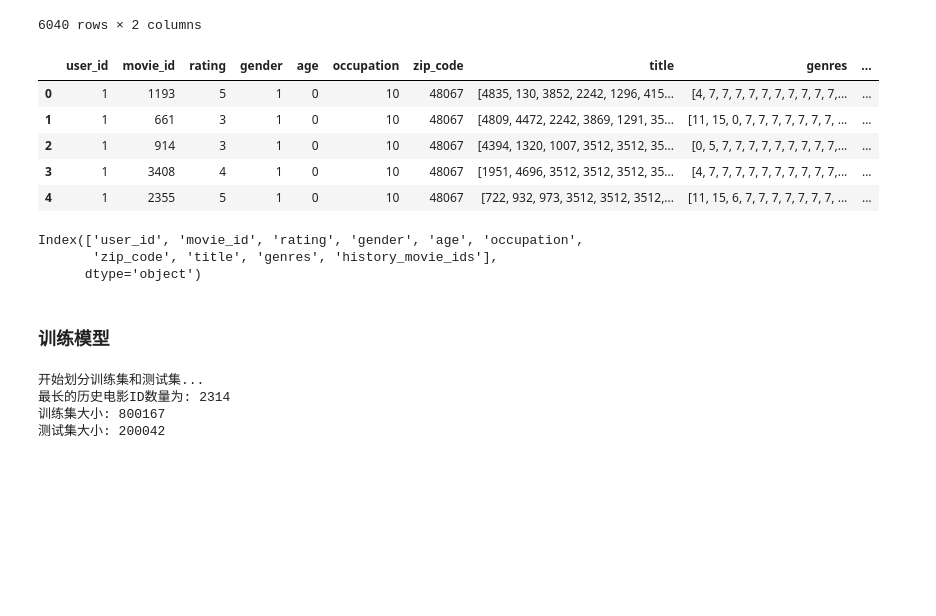
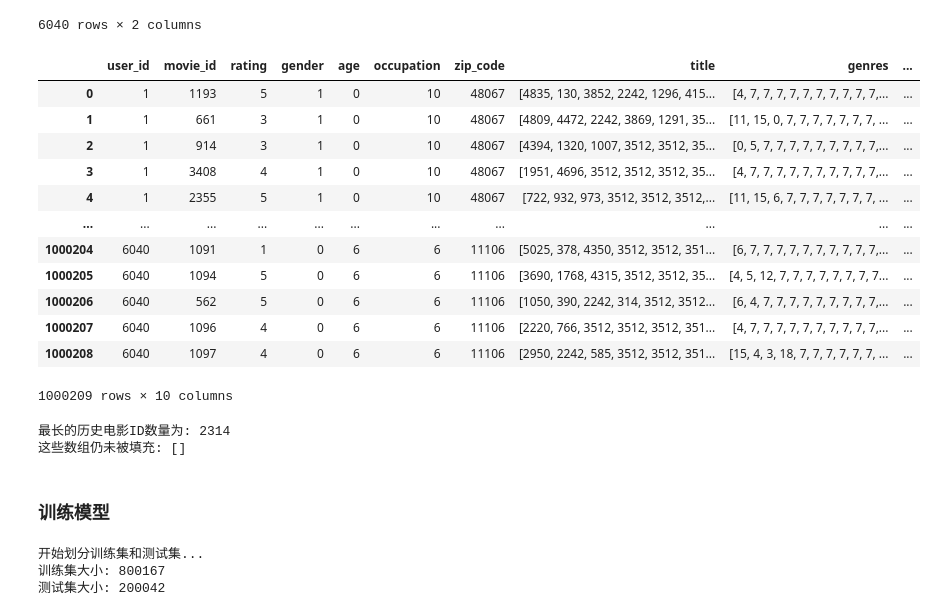
Before and after one commit to Althealam/MovieLens-Recommendation-Project, a Jupyter notebook: debug_rank_model_v1.ipynb, the cells around one changed output. Cells and saved outputs as stored; diff of their text form; code cells hidden in the pictures; blank space fills up the shorter version.

```diff
--- a/debug_rank_model_v1.ipynb
+++ b/debug_rank_model_v1.ipynb
@@ -296,20 +308,45 @@ new_data = pd.merge(data, user_movie_ids, on='user_id', how='left')
 # 修改列名
 new_data=new_data.rename(columns={'movie_id_y':'history_movie_ids', 'movie_id_x': 'movie_id'})
 # %%
-new_data.head()
+new_data
 # %% [output]
 |  | user_id | movie_id | rating | gender | age | occupation | zip_code | title | genres | ... |
 | 0 | 1 | 1193 | 5 | 1 | 0 | 10 | 48067 | [4835, 130, 3852, 2242, 1296, 415... | [4, 7, 7, 7, 7, 7, 7, 7, 7, 7, 7,... | ... |
 | 1 | 1 | 661 | 3 | 1 | 0 | 10 | 48067 | [4809, 4472, 2242, 3869, 1291, 35... | [11, 15, 0, 7, 7, 7, 7, 7, 7, 7, ... | ... |
 | 2 | 1 | 914 | 3 | 1 | 0 | 10 | 48067 | [4394, 1320, 1007, 3512, 3512, 35... | [0, 5, 7, 7, 7, 7, 7, 7, 7, 7, 7,... | ... |
 | 3 | 1 | 3408 | 4 | 1 | 0 | 10 | 48067 | [1951, 4696, 3512, 3512, 3512, 35... | [4, 7, 7, 7, 7, 7, 7, 7, 7, 7, 7,... | ... |
 | 4 | 1 | 2355 | 5 | 1 | 0 | 10 | 48067 | [722, 932, 973, 3512, 3512, 3512,... | [11, 15, 6, 7, 7, 7, 7, 7, 7, 7, ... | ... |
+| ... | ... | ... | ... | ... | ... | ... | ... | ... | ... | ... |
+| 1000204 | 6040 | 1091 | 1 | 0 | 6 | 6 | 11106 | [5025, 378, 4350, 3512, 3512, 351... | [6, 7, 7, 7, 7, 7, 7, 7, 7, 7, 7,... | ... |
+| 1000205 | 6040 | 1094 | 5 | 0 | 6 | 6 | 11106 | [3690, 1768, 4315, 3512, 3512, 35... | [4, 5, 12, 7, 7, 7, 7, 7, 7, 7, 7... | ... |
+| 1000206 | 6040 | 562 | 5 | 0 | 6 | 6 | 11106 | [1050, 390, 2242, 314, 3512, 3512... | [6, 4, 7, 7, 7, 7, 7, 7, 7, 7, 7,... | ... |
+| 1000207 | 6040 | 1096 | 4 | 0 | 6 | 6 | 11106 | [2220, 766, 3512, 3512, 3512, 351... | [4, 7, 7, 7, 7, 7, 7, 7, 7, 7, 7,... | ... |
+| 1000208 | 6040 | 1097 | 4 | 0 | 6 | 6 | 11106 | [2950, 2242, 585, 3512, 3512, 351... | [15, 4, 3, 18, 7, 7, 7, 7, 7, 7, ... | ... |
+1000209 rows × 10 columns
-# %%
-new_data.columns
-# %% [output]
-Index(['user_id', 'movie_id', 'rating', 'gender', 'age', 'occupation',
-       'zip_code', 'title', 'genres', 'history_movie_ids'],
-      dtype='object')
+# %%
+# 填充new_data的history_movie_ids列
+# 1. 找到history_movie_ids最长是多少
+max_hist_len = max([len(arr) for arr in new_data['history_movie_ids']])
+print("最长的历史电影ID数量为:", max_hist_len)
+
+# 2. 对history_movie_ids进行填充操作
+def pad_array(arr):
+    arr_len = len(arr)
+    if arr_len < max_hist_len:
+        # 选择数组中的第一个元素进行填充（你也可以按需选择其他元素）
+        fill_element = arr[0]
+        padding = [fill_element] * (max_hist_len - arr_len)
+        arr = arr + padding
+    return arr
+
+new_data['history_movie_ids'] = new_data['history_movie_ids'].apply(pad_array)
+
+# 3. 检查填充后的结果
+wrong_ids=[len(arr) for arr in new_data['history_movie_ids'] if len(arr)!=max_hist_len]
+print("这些数组仍未被填充:", wrong_ids)
+# %% [output]
+最长的历史电影ID数量为: 2314
+这些数组仍未被填充: []
 # %% [markdown]
 ### 训练模型
 # %%
@@ -319,9 +356,6 @@ print("开始划分训练集和测试集...")
 # 将数据转换为numpy数组
 features = np.array(new_data[['user_id', 'movie_id', 'gender', 'age', 'occupation', 'zip_code', 'title', 'genres', 'history_movie_ids']].values)
 targets = np.array(new_data['rating'].values)
-
-max_hist_len = max(len(feature[8]) for feature in features)
-print("最长的历史电影ID数量为:", max_hist_len)
 
 
 # 使用train_test_split划分训练集和测试集
@@ -339,7 +373,6 @@ train_loader=DataLoader(train_dataset, batch_size=32, shuffle=True)
 test_loader=DataLoader(test_dataset, batch_size=32, shuffle=False)
 # %% [output]
 开始划分训练集和测试集...
-最长的历史电影ID数量为: 2314
 训练集大小: 800167
 测试集大小: 200042
 # %%
```
Also changed, not shown: parts of 5 cells of this notebook, 1 other file.
